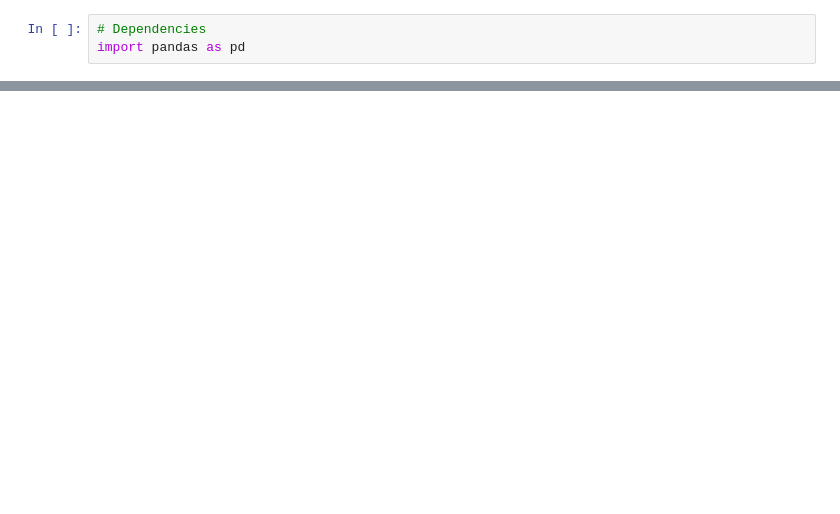
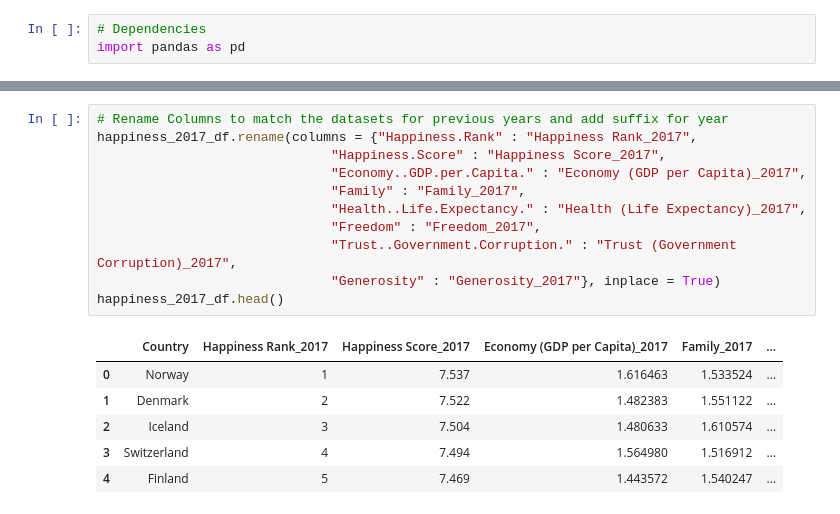
Before and after one commit to reginesgit/Factors-Contributing-to-a-Countrys-Happiness, a Jupyter notebook: Happiness/Happiness_Beginning.ipynb, the cells around one changed output, grey strips where cells are left out. Saved outputs shown, nothing was run; the diff lists cells and outputs as text; blank space fills up the shorter version.

```diff
--- a/Happiness/Happiness_Beginning.ipynb
+++ b/Happiness/Happiness_Beginning.ipynb
@@ -53,0 +63,18 @@ file_2017_df.head()
+# %%
+# Rename Columns to match the datasets for previous years and add suffix for year
+happiness_2017_df.rename(columns = {"Happiness.Rank" : "Happiness Rank_2017",
+                              "Happiness.Score" : "Happiness Score_2017",
+                              "Economy..GDP.per.Capita." : "Economy (GDP per Capita)_2017",
+                              "Family" : "Family_2017",
+                              "Health..Life.Expectancy." : "Health (Life Expectancy)_2017",
+                              "Freedom" : "Freedom_2017",
+                              "Trust..Government.Corruption." : "Trust (Government Corruption)_2017",
+                              "Generosity" : "Generosity_2017"}, inplace = True)
+happiness_2017_df.head()
+# %% [output]
+|  | Country | Happiness Rank_2017 | Happiness Score_2017 | Economy (GDP per Capita)_2017 | Family_2017 | ... |
+| 0 | Norway | 1 | 7.537 | 1.616463 | 1.533524 | ... |
+| 1 | Denmark | 2 | 7.522 | 1.482383 | 1.551122 | ... |
+| 2 | Iceland | 3 | 7.504 | 1.480633 | 1.610574 | ... |
+| 3 | Switzerland | 4 | 7.494 | 1.564980 | 1.516912 | ... |
+| 4 | Finland | 5 | 7.469 | 1.443572 | 1.540247 | ... |
```
Also changed, not shown: parts of 18 cells of this notebook, 2 other files.
